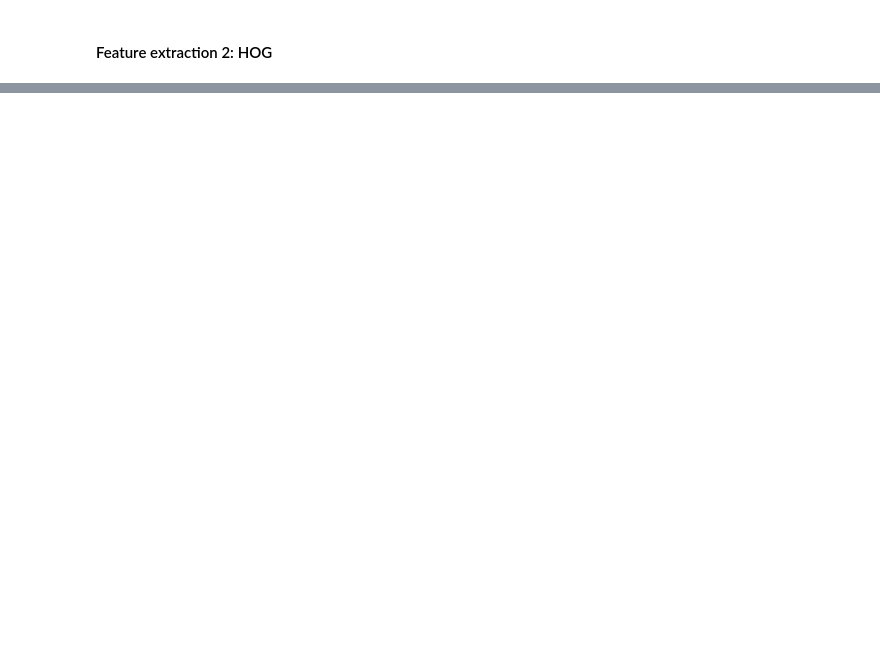
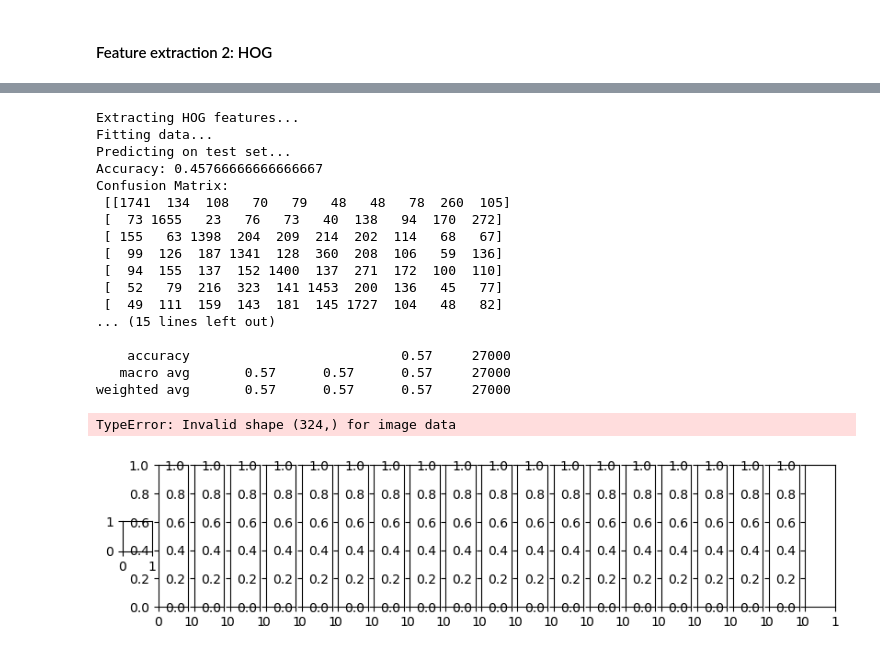
Before and after one commit to Jun-Wee/Image_Classification_ML, a Jupyter notebook: (ver 2) Task 2 Machine Learning.ipynb, the cells around one changed output, grey strips where cells are left out. Drawn from its saved outputs; the diff is of its cells as text; code cells hidden in the pictures; blank space fills up the shorter version.

Commit message:
Added final testing batch pred
Needs work on image display and maybe graphs

```diff
--- a/(ver 2) Task 2 Machine Learning.ipynb
+++ b/(ver 2) Task 2 Machine Learning.ipynb
@@ -412,3 +329,59 @@ except Exception as e:
 # %%
-#apply prediction on actual test data
+#apply prediction on actual test data - Michael, using some of the above code
+from sklearn.metrics import classification_report
+
 test_batch = unpickle('test_batch')
+
+#Add test batch to list of batches
+batch_list.append(test_batch)
+
+# Combining all batches for training and validation
+all_data = np.vstack([batch[b'data'] for batch in batch_list])
+all_labels = np.hstack([batch[b'labels'] for batch in batch_list])
+
+# Splitting the data into training and validation sets
+x_train, x_test, y_train, y_test = train_test_split(all_data, all_labels, test_size=0.30, random_state=25)
+
+# Ensure y_train and y_val are 1D arrays
+y_train = np.array(y_train).flatten()
+y_test = np.array(y_test).flatten()
+
+# Reshape the images before passing them to HOG
+x_train_images = x_train.reshape(-1, 32, 32, 3)
+x_test_images = x_test.reshape(-1, 32, 32, 3)
+
+# Example of HOG feature extraction
+print("Extracting HOG features...")
+Hog_Train_Final = extract_hog_features(x_train_images)
+Hog_Test_Final = extract_hog_features(x_test_images)
+
+pipelineFinal = Pipeline([
+    ('scaler', StandardScaler()),
+    ('clf', SVC(C=1, gamma='scale', kernel='rbf'))
+])
+#Consider checking gamma levels manually
+#add SKF
+print("Fitting data...")
+pipelineFinal.fit(Hog_Train_Final, y_train)
+print("Predicting on test set...")
+y_Pred = pipelineFinal.predict(Hog_Test_Final)
+# %% [output]
+Extracting HOG features...
+Fitting data...
+Predicting on test set...
+Accuracy: 0.45766666666666667
+Confusion Matrix:
+ [[1741  134  108   70   79   48   48   78  260  105]
+ [  73 1655   23   76   73   40  138   94  170  272]
+ [ 155   63 1398  204  209  214  202  114   68   67]
+ [  99  126  187 1341  128  360  208  106   59  136]
+ [  94  155  137  152 1400  137  271  172  100  110]
+ [  52   79  216  323  141 1453  200  136   45   77]
+ [  49  111  159  143  181  145 1727  104   48   82]
+... (15 lines left out)
+
+    accuracy                           0.57     27000
+   macro avg       0.57      0.57      0.57     27000
+weighted avg       0.57      0.57      0.57     27000
+TypeError: Invalid shape (324,) for image data
+[figure, added]
```
Also changed, not shown: parts of 6 cells of this notebook, 3 other files.
